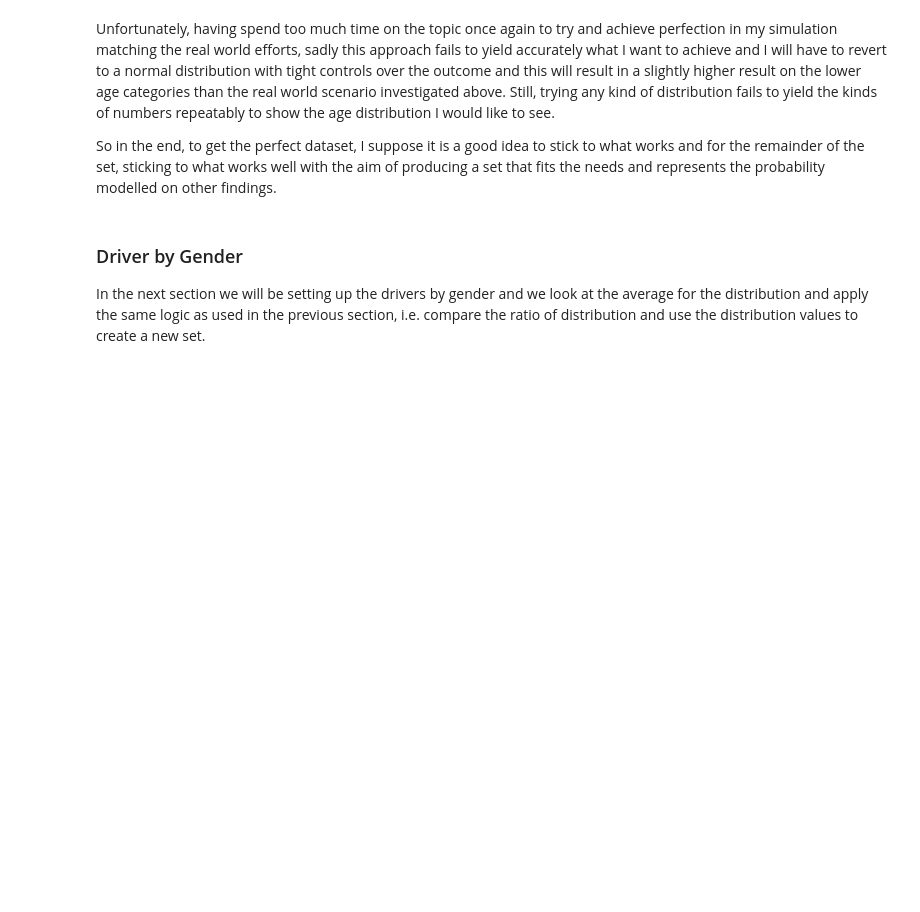
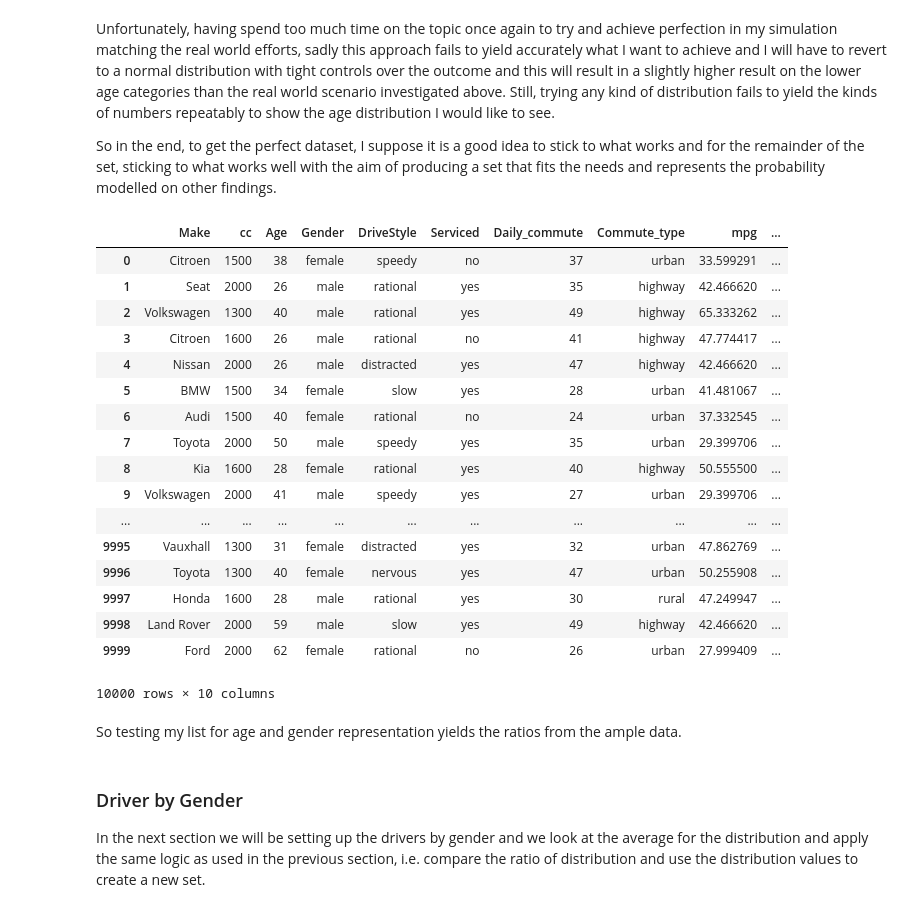
Before and after one commit to G00364778/52465_project, a Jupyter notebook: creating_a_realistic_fictional_dataset.ipynb, the cells around one changed output. Saved outputs shown, nothing was run; the diff lists cells and outputs as text; code cells hidden in the pictures; blank space fills up the shorter version.

```diff
--- a/creating_a_realistic_fictional_dataset.ipynb
+++ b/creating_a_realistic_fictional_dataset.ipynb
@@ -366,16 +390,37 @@ Unfortunately, having spend too much time on the topic once again to try and ach
 
 So in the end, to get the perfect dataset, I suppose it is a good idea to stick to what works and for the remainder of the set, sticking to what works well with the aim of producing a set that fits the needs and represents the probability modelled on other findings.
 # %%
-import numpy as np                         # import numpy to generate randowm number
+import numpy as np                                                # import numpy to generate randowm number
 import numpy.random as rnd
 age=[17, 21, 25, 30, 40, 50, 60, 70, 80]                          # create an array of ages to use
 dist=np.array([1.3, 4.5, 8.9, 23.6, 21.8, 17.7, 13.3, 6.7, 2.2])  # set the distribution probabilities for the ages above
 dist=dist/100                                                     # devide the probabilities for campatibility to random choice
 
 a=rnd.choice(age,nsamples,p=dist) # generate the age set from the tables above
 b=rnd.randint(-5,5,nsamples)      # add futher ramdomisation to the selection to create agres between sample set in list
 df['Age']=a+b                     # add the result of the random choice and offset to the dataframe list
-#df
+df
+# %% [output]
+|  | Make | cc | Age | Gender | DriveStyle | Serviced | Daily_commute | Commute_type | mpg | ... |
+| 0 | Citroen | 1500 | 38 | female | speedy | no | 37 | urban | 33.599291 | ... |
+| 1 | Seat | 2000 | 26 | male | rational | yes | 35 | highway | 42.466620 | ... |
+| 2 | Volkswagen | 1300 | 40 | male | rational | yes | 49 | highway | 65.333262 | ... |
+| 3 | Citroen | 1600 | 26 | male | rational | no | 41 | highway | 47.774417 | ... |
+| 4 | Nissan | 2000 | 26 | male | distracted | yes | 47 | highway | 42.466620 | ... |
+| 5 | BMW | 1500 | 34 | female | slow | yes | 28 | urban | 41.481067 | ... |
+| 6 | Audi | 1500 | 40 | female | rational | no | 24 | urban | 37.332545 | ... |
+| 7 | Toyota | 2000 | 50 | male | speedy | yes | 35 | urban | 29.399706 | ... |
+| 8 | Kia | 1600 | 28 | female | rational | yes | 40 | highway | 50.555500 | ... |
+| 9 | Volkswagen | 2000 | 41 | male | speedy | yes | 27 | urban | 29.399706 | ... |
+| ... | ... | ... | ... | ... | ... | ... | ... | ... | ... | ... |
+| 9995 | Vauxhall | 1300 | 31 | female | distracted | yes | 32 | urban | 47.862769 | ... |
+| 9996 | Toyota | 1300 | 40 | female | nervous | yes | 47 | urban | 50.255908 | ... |
+| 9997 | Honda | 1600 | 28 | male | rational | yes | 30 | rural | 47.249947 | ... |
+| 9998 | Land Rover | 2000 | 59 | male | slow | yes | 49 | highway | 42.466620 | ... |
+| 9999 | Ford | 2000 | 62 | female | rational | no | 26 | urban | 27.999409 | ... |
+10000 rows × 10 columns
+# %% [markdown]
+So testing my list for age and gender representation yields the ratios from the ample data.
 # %% [markdown]
 ### Driver by Gender
 
```
Also changed, not shown: parts of 28 cells of this notebook, 1 other file.
